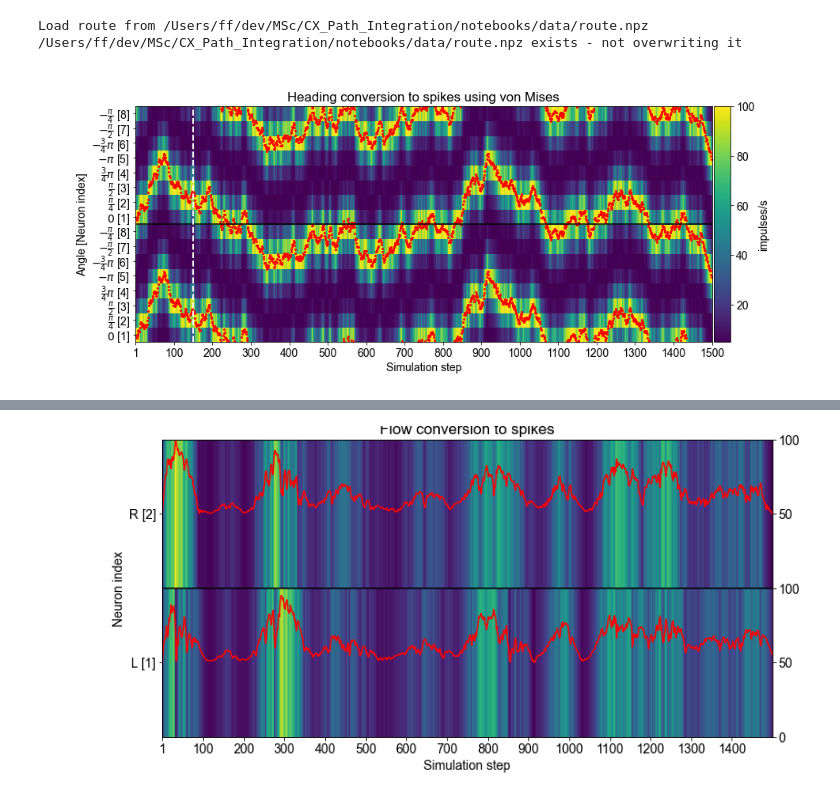
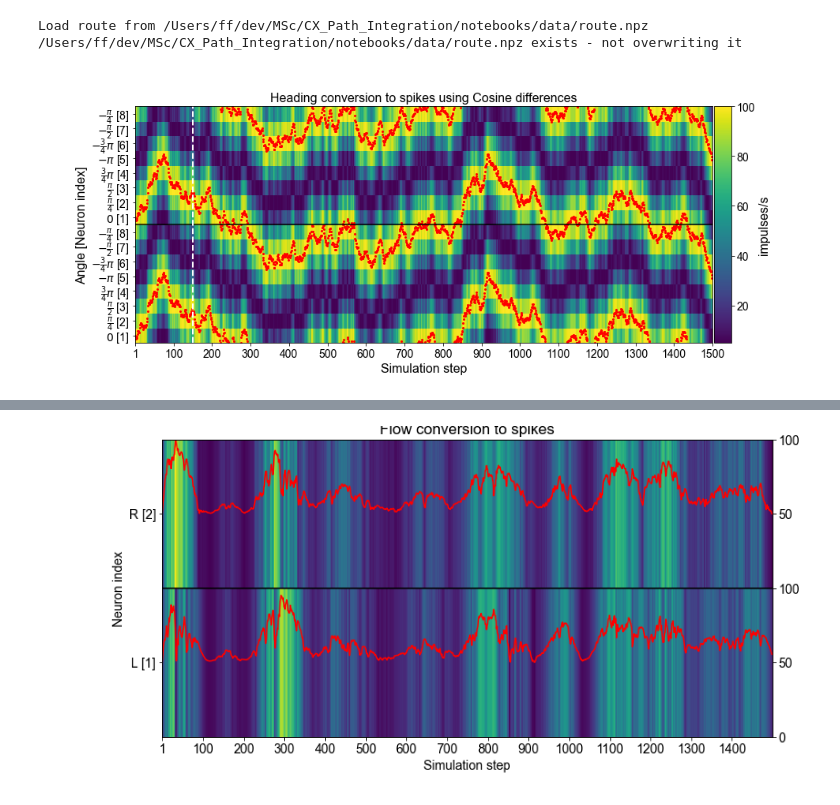
Before and after one commit to filippoferrari/CX_Path_Integration, a Jupyter notebook: notebooks/generate_plots.ipynb, the cells around one changed output, grey strips where cells are left out. Drawn from its saved outputs; the diff is of its cells as text; code cells hidden in the pictures.

```diff
--- a/notebooks/generate_plots.ipynb
+++ b/notebooks/generate_plots.ipynb
@@ -63,15 +63,16 @@ Load route from /Users/ff/dev/MSc/CX_Path_Integration/notebooks/data/route.npz
 /Users/ff/dev/MSc/CX_Path_Integration/notebooks/data/route.npz exists - not overwriting it
 # %%
 # Heading plot
+fontsize=16
 
-
+headings_cos  = cx_spiking.inputs.compute_cos_headings(h, N=N_TL2, vmin=5, vmax=100)
 plt.figure(figsize=(15,6))
 plt.plot((h[:T_outbound] * 4 / np.pi + 0.5) % 8 , '.r', markersize=4)
 plt.plot((h[:T_outbound] * 4 / np.pi + 0.5) % 8 + 8 , '.r', markersize=4)
 
 plt.axhline(8, color='k')
 
-p = plt.pcolormesh(headings[:T_outbound,:].T, rasterized=True)
+p = plt.pcolormesh(headings_cos[:T_outbound,:].T, rasterized=True)
 
 plt.axvline(150, color='w', ls='--', lw=2, alpha=1)
 
@@ -80,39 +81,39 @@ angles = [r'$0$', r'$\frac{\pi}{4}$',  r'$\frac{\pi}{2}$', r'$\frac{3}{4}\pi$',
                 r'$-\pi$', r'$-\frac{3}{4}\pi$', r'$-\frac{\pi}{2}$', r'$-\frac{\pi}{4}$']
 merged = [f'{a} [{i}]' for i,a in zip(indexes, angles)] + [f'{a} [{i}]' for i,a in zip(indexes, angles)]
 
-plt.xlabel('Simulation step')
-plt.xticks(np.arange(0, T_outbound+1, 100) + 0.5, [1,100,200,300,400,500,600,700,800,900,1000,1100,1200,1300,1400,1500])
-plt.ylabel('Angle [Neuron index]')
-plt.yticks(np.arange(0, N_TL2) + 0.5, merged)
-colorbar(p, 'impulses/s')
-plt.title(f'Heading conversion to spikes using von Mises')
+plt.xlabel('Simulation step', fontsize=fontsize)
+plt.xticks(np.arange(0, T_outbound+1, 100) + 0.5, [1,100,200,300,400,500,600,700,800,900,1000,1100,1200,1300,1400,1500], fontsize=fontsize-2)
+plt.ylabel('Angle [Neuron index]', fontsize=fontsize)
+plt.yticks(np.arange(0, N_TL2) + 0.5, merged, fontsize=fontsize-2)
+cx_spiking.plotting.colorbar(p, 'impulses/s', fontsize=fontsize)
+plt.title(f'Heading conversion to spikes using Cosine differences', fontsize=fontsize)
 #plt.tight_layout()
 
-plt.savefig(os.path.join(os.environ.get('MSC_PROJECT'), 'notebooks/dissertation_plots/heading.pdf'),
+plt.savefig(os.path.join(os.environ.get('MSC_PROJECT'), 'notebooks/dissertation_plots/heading_cos.pdf'),
             bbox_inches='tight')
 plt.show()
 
 
 # plt.figure(figsize=(15,6))
 
 # plt.plot((h * 4 / np.pi + 0.5) % 8 , '.r', markersize=4)
 # plt.plot((h * 4 / np.pi + 0.5) % 8 + 8 , '.r', markersize=4)
 
 # plt.axhline(8, color='r')
 
 # p = plt.pcolormesh(headings[:T_outbound,:].T, rasterized=True)
 
 # plt.xlabel('Simulation step')
 # plt.ylabel('Neuron index')
 # plt.yticks(np.arange(0, N_TL2) + 0.5, np.arange(1, N_TL2+1))
 
 # colorbar(p, 'impulses/s')
 
 # plt.title('Heading conversion to spikes using von Mises')
 
 # plt.tight_layout()
 
 # plt.savefig(os.path.join(os.environ.get('MSC_PROJECT'), 'notebooks/dissertation_plots/heading.pdf'))
 # plt.show()
 # %% [output]
-[figure, old version]
+[figure, new version]
```
Also changed, not shown: parts of 2 cells of this notebook, 50 other files.
